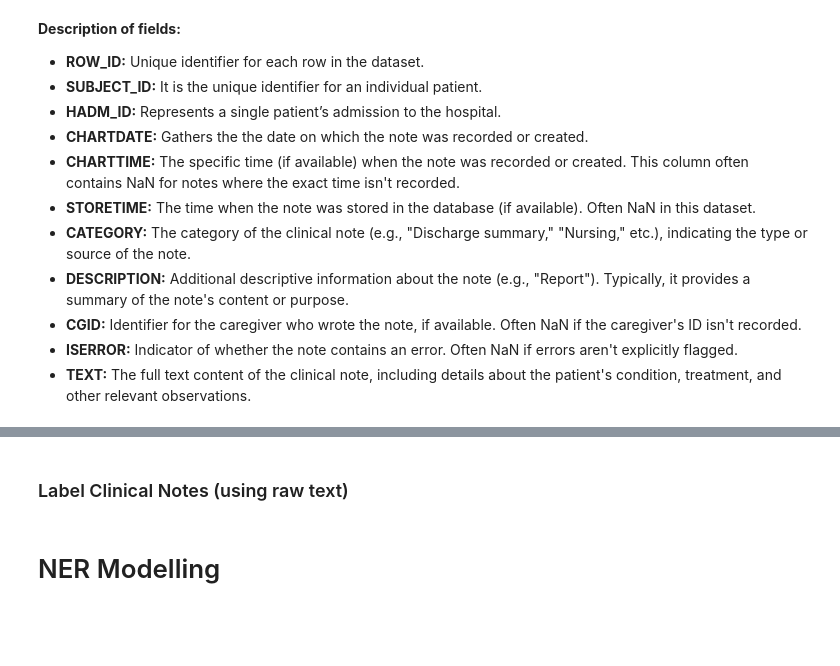
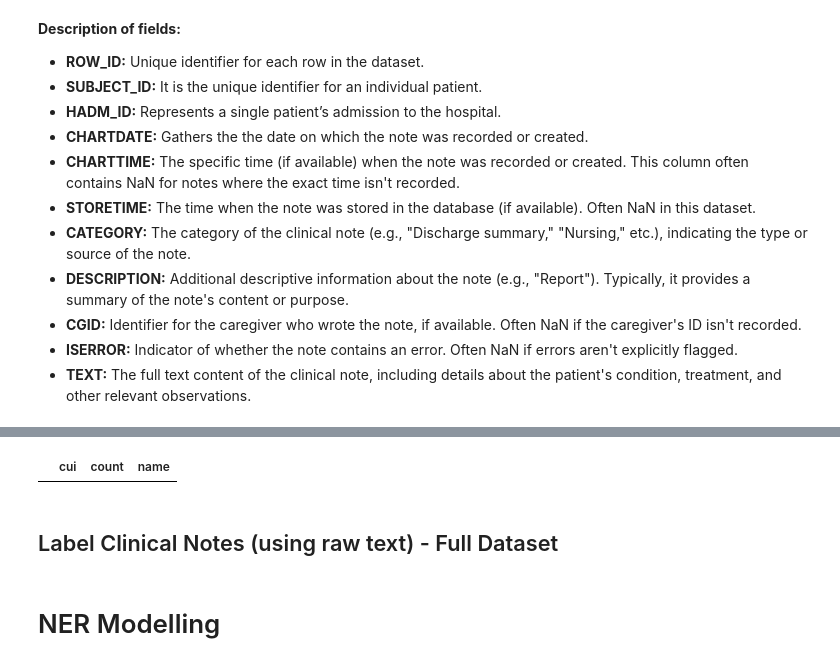
Before and after one commit to April-Taylor/NLP-Qualifications-Project, a Jupyter notebook: Revised_Paired_MIMIC_NLP_ATaylor_Project.ipynb, the cells around one changed output, grey strips where cells are left out. Drawn from its saved outputs; the diff is of its cells as text; code cells hidden in the pictures; blank space fills up the shorter version.

```diff
--- a/Revised_Paired_MIMIC_NLP_ATaylor_Project.ipynb
+++ b/Revised_Paired_MIMIC_NLP_ATaylor_Project.ipynb
@@ -1291,0 +1621,24 @@ print(direct_umls_df.head())
+# %%
+# Delete chunk to re-run fresh sample
+delete_linked_chunk(0, 1000, output_dir="linked_sample_chunks")
+
+# Link 1000 sample notes using ROW_IDs
+sample_subset = noteevents.dropna(subset=["TEXT"]).sample(n=1000, random_state=42)
+sample_texts = sample_subset["TEXT"].tolist()
+sample_ids = sample_subset["ROW_ID"].tolist()
+
+linked_sample_results = umls_linker.link_and_save_chunks(
+    texts=sample_texts,
+    ids=sample_ids,
+    chunk_size=1000,
+    batch_size=32,
+    output_dir="linked_sample_chunks",
+    verbose=True
+)
+
+# Store to DataFrame
+sample_df = pd.DataFrame(linked_sample_results, columns=["ROW_ID", "LINKED_CUIS"])
+
+# Summarize high-confidence CUIs
+summary = summarize_cui_counts(sample_df, linker=umls_linker, min_score=0.85)
+summary.head()
@@ -1291,0 +1663,8 @@ print(direct_umls_df.head())
+# %%
+linked_sample_results = umls_linker.link_and_save_chunks(
+    texts=sample_texts,
+    chunk_size=1000,
+    batch_size=32,
+    output_dir="linked_sample_chunks",
+    verbose=True
+)
@@ -1292,2 +1704,9 @@ print(direct_umls_df.head())
+# %%
+sample_df = pd.DataFrame(linked_sample_results, columns=["TEXT", "LINKED_CUIS"])
+# %%
+cui_summary = summarize_cui_counts(sample_df, linker=umls_linker)
+cui_summary.head()
+# %% [output]
+|  | cui | count | name |
 # %% [markdown]
-### Label Clinical Notes (using raw text)
+## Label Clinical Notes (using raw text) - Full Dataset
```
Also changed, not shown: parts of 77 cells of this notebook, 14 other files.
